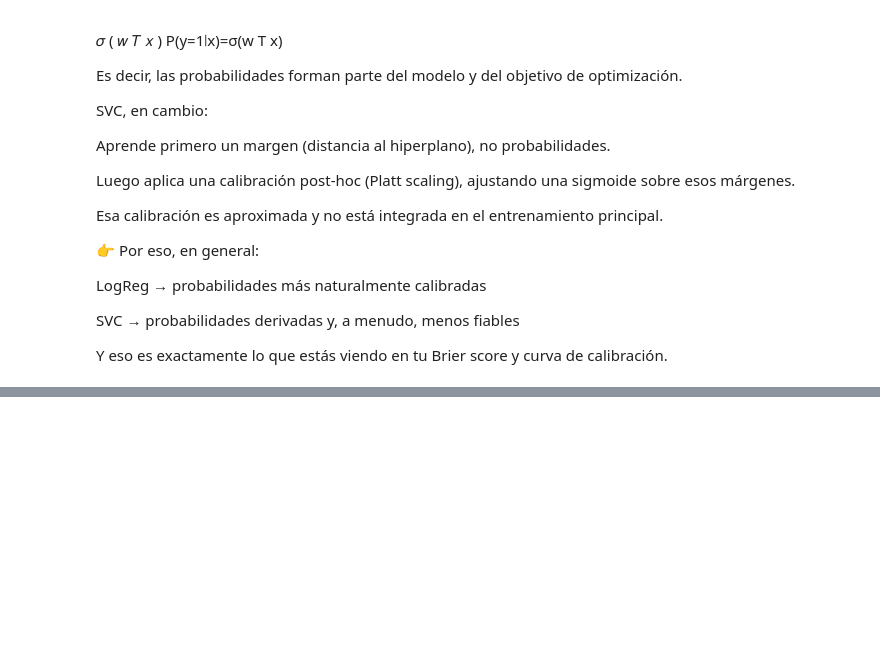
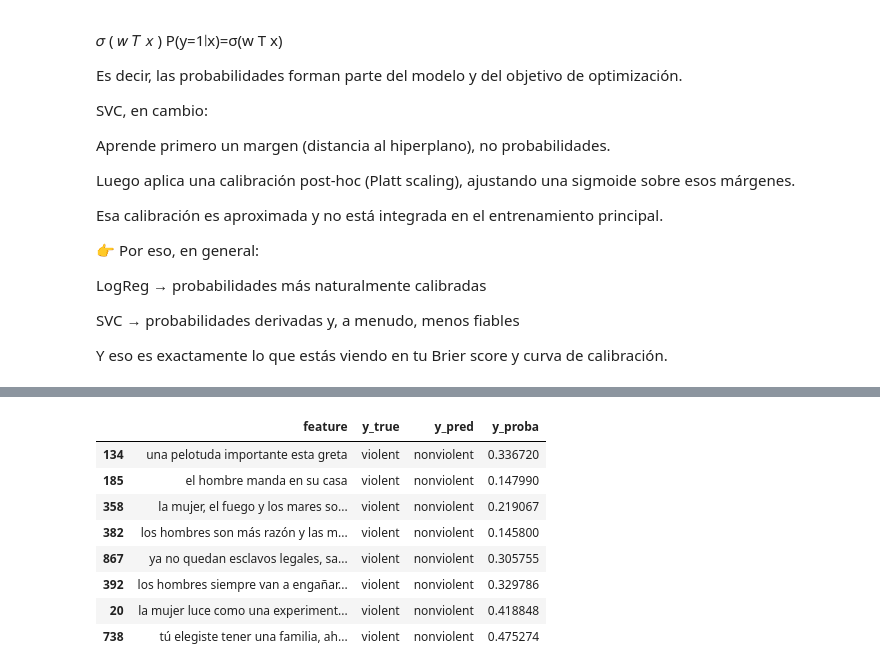
Before and after one commit to PacoBahena/hate_detection, a Jupyter notebook: ia_hate/models/Learning.ipynb, the cells around one changed output, grey strips where cells are left out. Cells and saved outputs as stored; diff of their text form; code cells hidden in the pictures; blank space fills up the shorter version.

```diff
--- a/ia_hate/models/Learning.ipynb
+++ b/ia_hate/models/Learning.ipynb
@@ -997,0 +1060,16 @@ Y eso es exactamente lo que estás viendo en tu Brier score y curva de calibraci
+# %%
+
+fn = df_test[(df_test["y_pred"] != VIOLENT_LABEL) & (df_test["y_true"] == VIOLENT_LABEL)]
+fn.head(40)
+fn_final = fn.loc[[134,185,358,382,867,392,20,738]]
+fn_final.head(10)
+# %% [output]
+|  | feature | y_true | y_pred | y_proba |
+| 134 | una pelotuda importante esta greta | violent | nonviolent | 0.336720 |
+| 185 | el hombre manda en su casa | violent | nonviolent | 0.147990 |
+| 358 | la mujer, el fuego y los mares so... | violent | nonviolent | 0.219067 |
+| 382 | los hombres son más razón y las m... | violent | nonviolent | 0.145800 |
+| 867 | ya no quedan esclavos legales, sa... | violent | nonviolent | 0.305755 |
+| 392 | los hombres siempre van a engañar... | violent | nonviolent | 0.329786 |
+| 20 | la mujer luce como una experiment... | violent | nonviolent | 0.418848 |
+| 738 | tú elegiste tener una familia, ah... | violent | nonviolent | 0.475274 |
```
Also changed, not shown: parts of 11 cells of this notebook, 2 other files.
